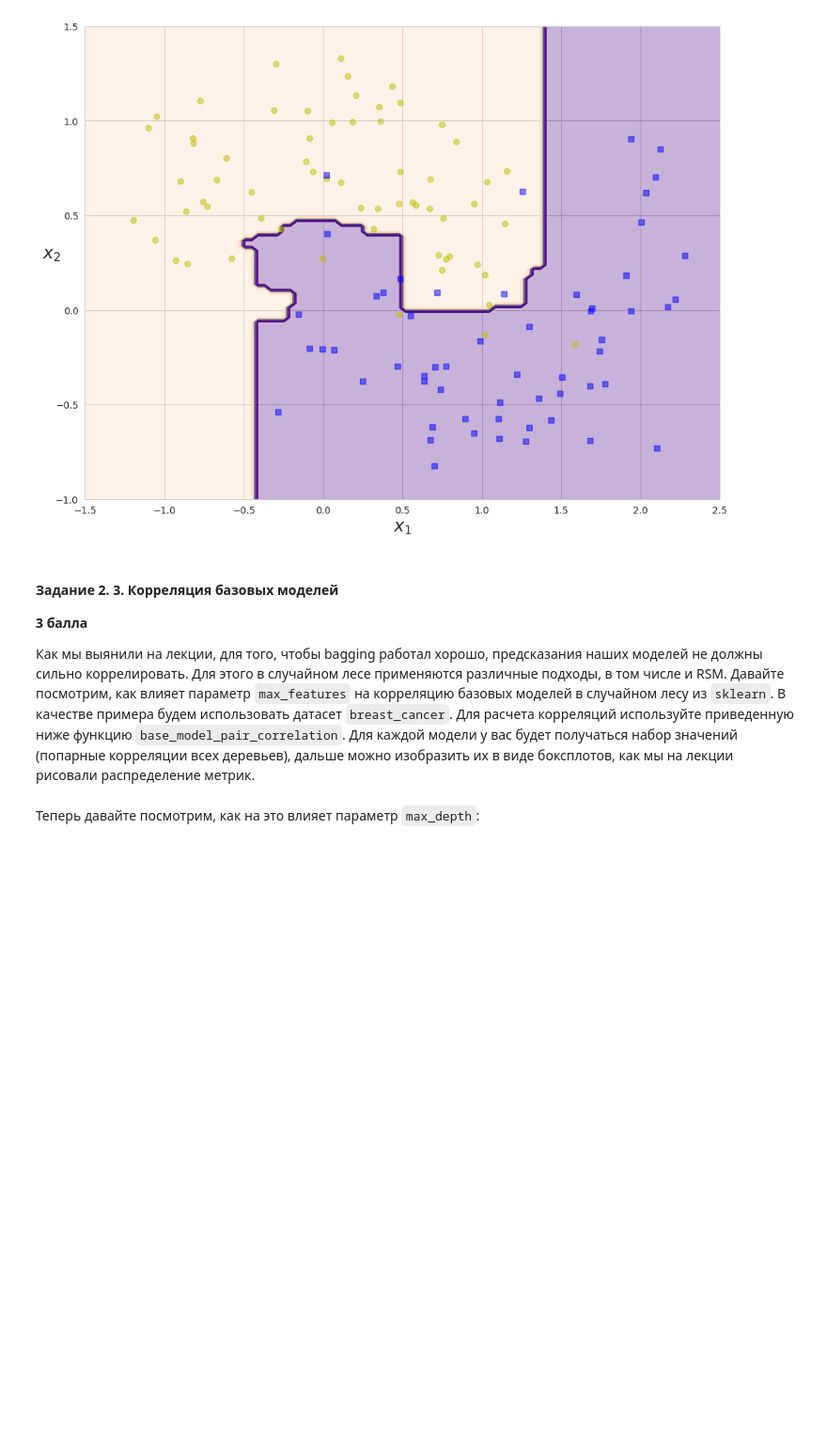
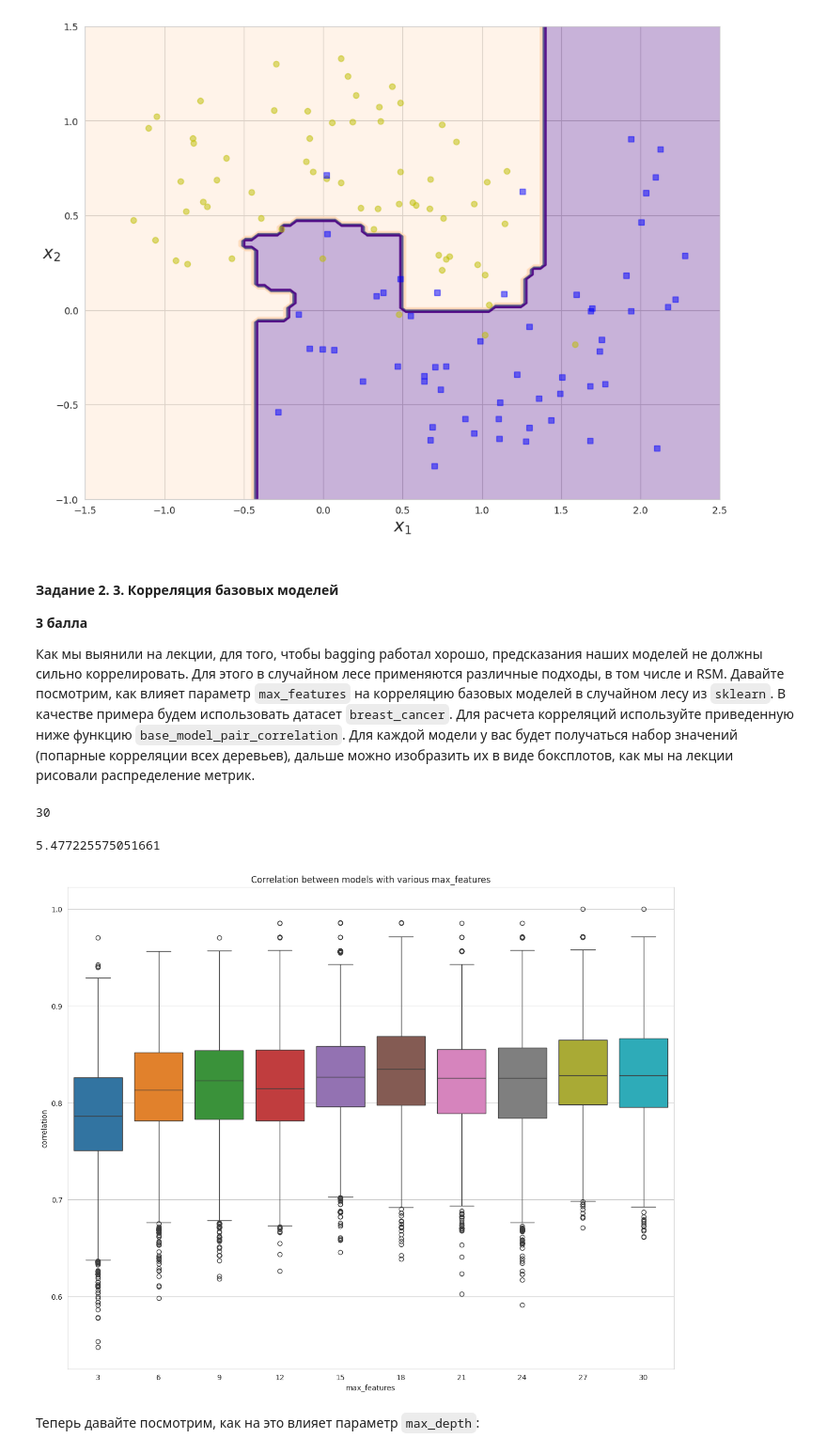
Before and after one commit to ArtemVaska/BI-ML-2024, a Jupyter notebook: lecture_5_ensemples/homework/code/Ensembles.ipynb, the cells around one changed output. Shown at 94% size. Drawn from its saved outputs; the diff is of its cells as text; code cells hidden in the pictures; blank space fills up the shorter version.

```diff
--- a/lecture_5_ensemples/homework/code/Ensembles.ipynb
+++ b/lecture_5_ensemples/homework/code/Ensembles.ipynb
@@ -350,2 +348,32 @@ X_train, X_test, y_train, y_test = train_test_split(X, y, random_state=42)
+# %%
+# Всего у нас 30 фич
+X.shape[1]
+# %% [output]
+30
+# %%
+# Для задач классификации обычно берут корень из кол-ва фич, т.е. в данном случае 5-6
+np.sqrt(X.shape[1])
+# %% [output]
+5.477225575051661
+# %%
+corrs_list = []
+max_features_list = list(range(3, 31, 3))
+
+for max_features in max_features_list:
+    rf_model = RandomForestClassifier(
+        max_features=max_features,
+    )
+    rf_model.fit(X_train, y_train)
+    corrs_list.append(base_model_pair_correlation(rf_model, X_test))
+
+plt.figure(figsize=(15, 12))
+sns.boxplot(data=corrs_list)
+plt.title("Correlation between models with various max_features")
+plt.xlabel("max_features")
+plt.ylabel("correlation")
+plt.xticks(range(10), max_features_list)
+plt.show();
+# %% [output]
+[figure, added]
 # %% [markdown]
 Теперь давайте посмотрим, как на это влияет параметр `max_depth`:
```
Also changed, not shown: parts of 4 cells of this notebook.
